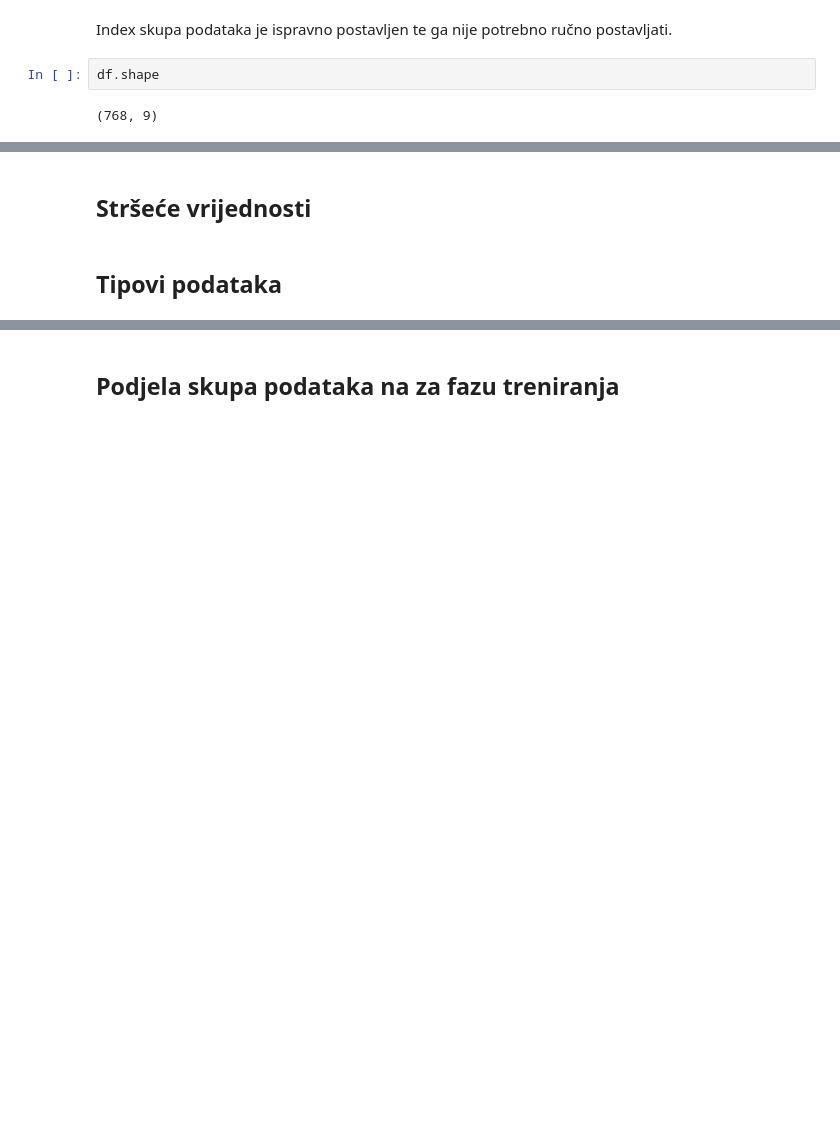
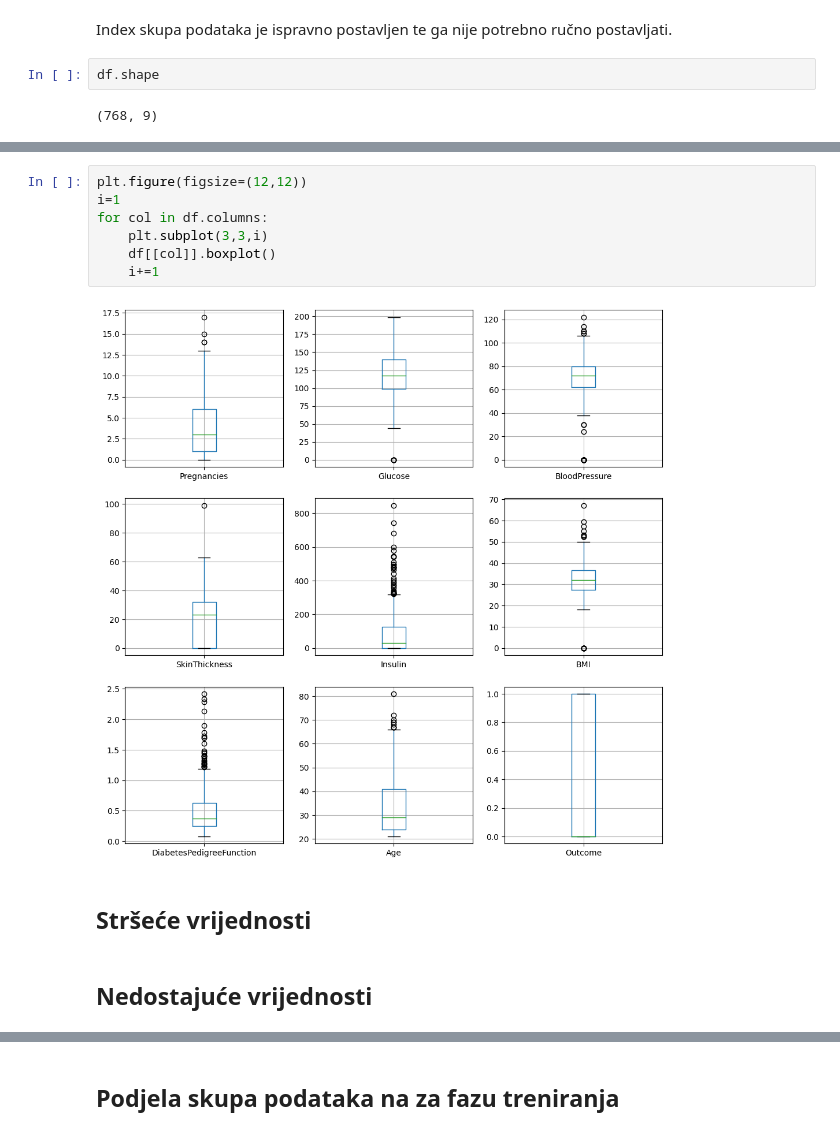
Before and after one commit to pb7932/UZOP, a Jupyter notebook: UZOP_PetarBenjak_diabetes.ipynb, the cells around one changed output, grey strips where cells are left out. Drawn from its saved outputs; the diff is of its cells as text; blank space fills up the shorter version.

```diff
--- a/UZOP_PetarBenjak_diabetes.ipynb
+++ b/UZOP_PetarBenjak_diabetes.ipynb
@@ -47,4 +85,13 @@ df.describe()
+# %%
+plt.figure(figsize=(12,12))
+i=1
+for col in df.columns:
+    plt.subplot(3,3,i)
+    df[[col]].boxplot()
+    i+=1
+# %% [output]
+[figure, added]
 # %% [markdown]
 ## Stršeće vrijednosti
-# %% [markdown]
-## Tipovi podataka
+# %% [markdown]
+## Nedostajuće vrijednosti
```
Also changed, not shown: parts of 30 cells of this notebook.
